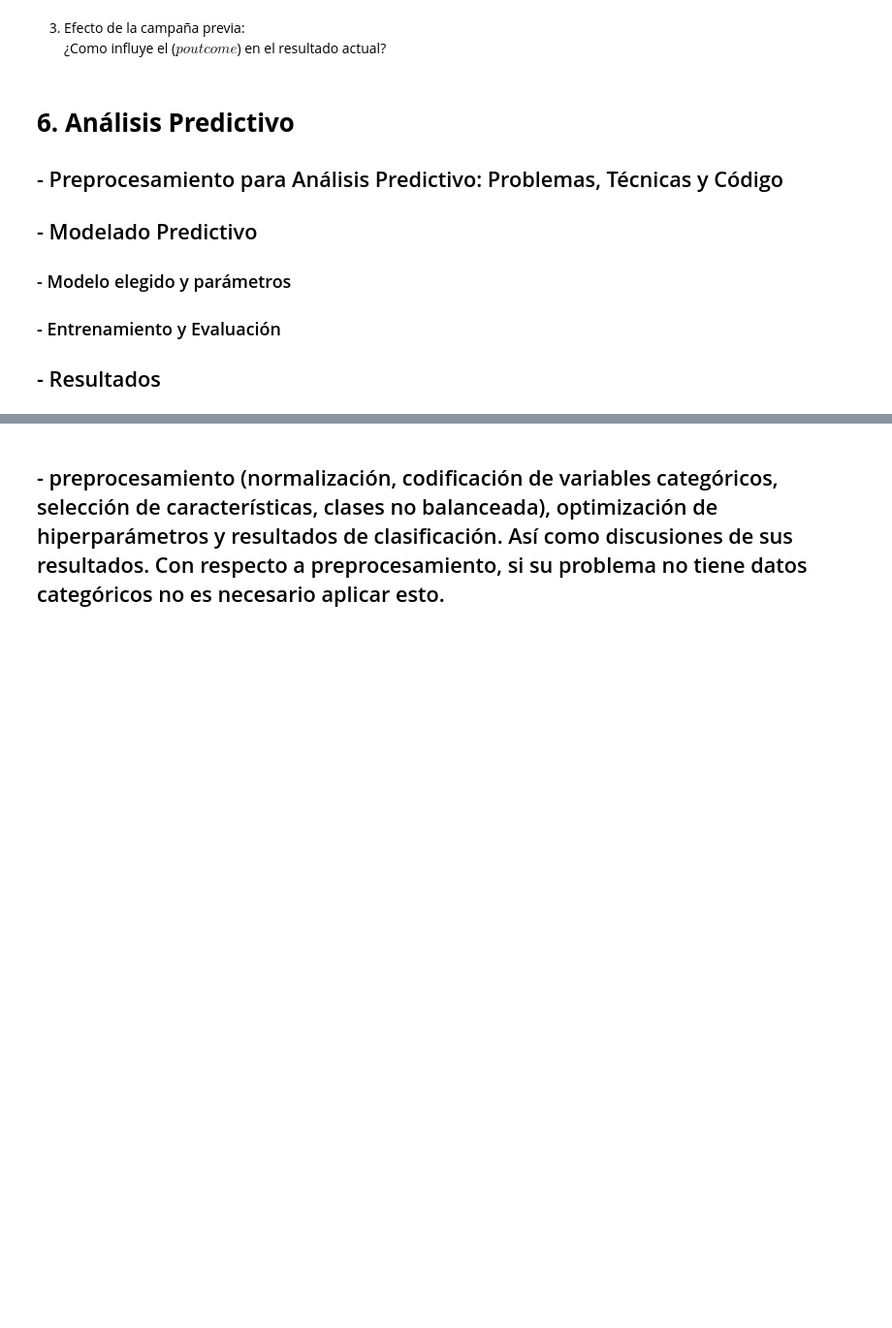
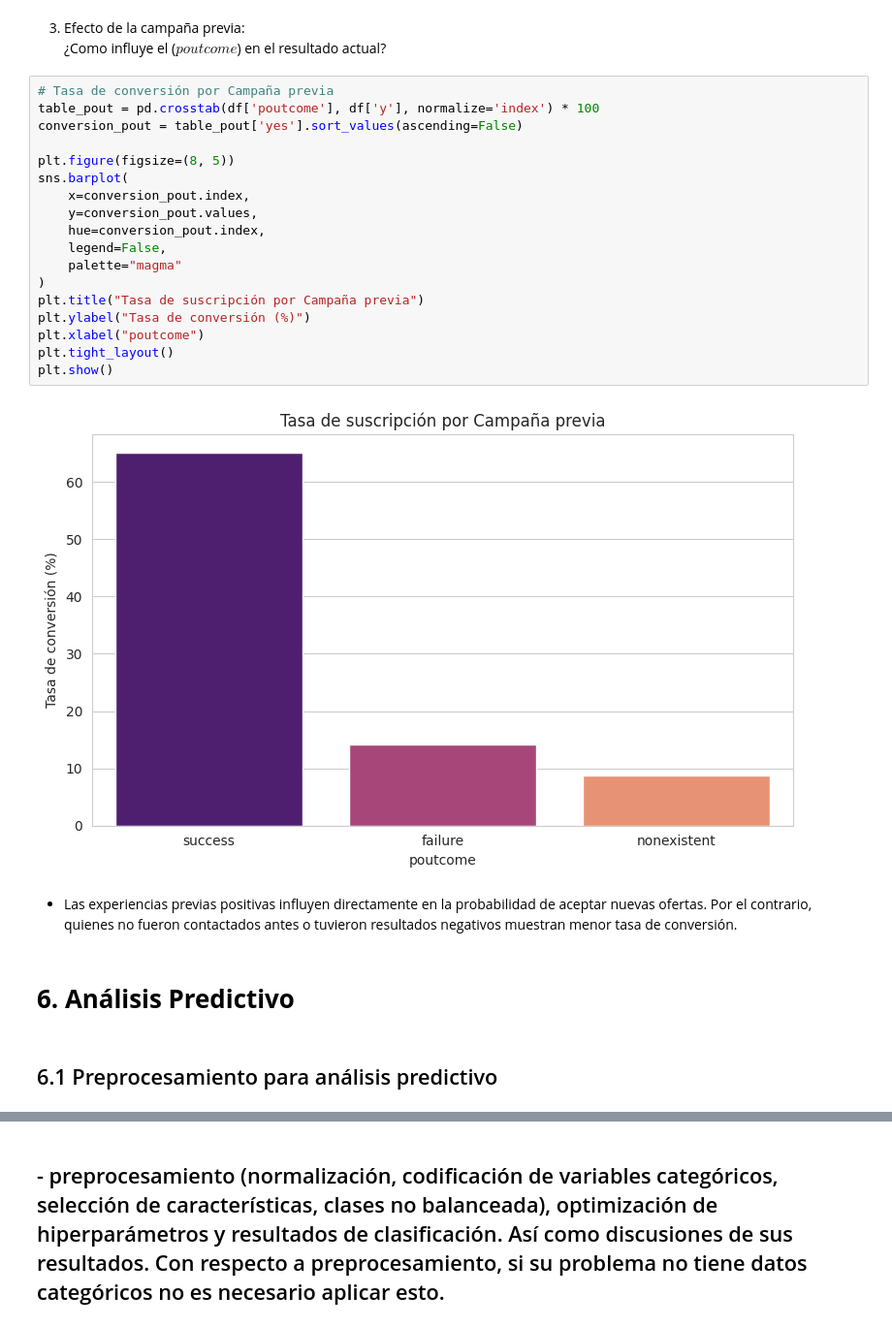
Before and after one commit to bidallei/MIAAD-UACJ, a Jupyter notebook: ProyectoFinalProgADAP_263150.ipynb, the cells around one changed output, grey strips where cells are left out. Shown: that part at 97% size. Drawn from its saved outputs; the diff is of its cells as text; blank space fills up the shorter version.

```diff
--- a/ProyectoFinalProgADAP_263150.ipynb
+++ b/ProyectoFinalProgADAP_263150.ipynb
@@ -501,13 +492,30 @@ plt.show()
 # %% [markdown]
 3. Efecto de la campaña previa: <br>
 ¿Como influye el  ($poutcome$) en el resultado actual?
-# %% [markdown]
-# **6. Análisis Predictivo**
-
-## - Preprocesamiento para Análisis Predictivo: Problemas, Técnicas y Código
-
-## - Modelado Predictivo
-### - Modelo elegido y parámetros
-### - Entrenamiento y Evaluación
-## - Resultados
+# %%
+# Tasa de conversión por Campaña previa
+table_pout = pd.crosstab(df['poutcome'], df['y'], normalize='index') * 100
+conversion_pout = table_pout['yes'].sort_values(ascending=False)
+
+plt.figure(figsize=(8, 5))
+sns.barplot(
+    x=conversion_pout.index,
+    y=conversion_pout.values,
+    hue=conversion_pout.index,
+    legend=False,
+    palette="magma"
+)
+plt.title("Tasa de suscripción por Campaña previa")
+plt.ylabel("Tasa de conversión (%)")
+plt.xlabel("poutcome")
+plt.tight_layout()
+plt.show()
+# %% [output]
+[figure, added]
+# %% [markdown]
+* Las experiencias previas positivas influyen directamente en la probabilidad de aceptar nuevas ofertas. Por el contrario, quienes no fueron contactados antes o tuvieron resultados negativos muestran menor tasa de conversión.
+# %% [markdown]
+# **6. Análisis Predictivo**
+# %% [markdown]
+## 6.1 Preprocesamiento para análisis predictivo
 # %%
```
Also changed, not shown: parts of 22 cells of this notebook.
